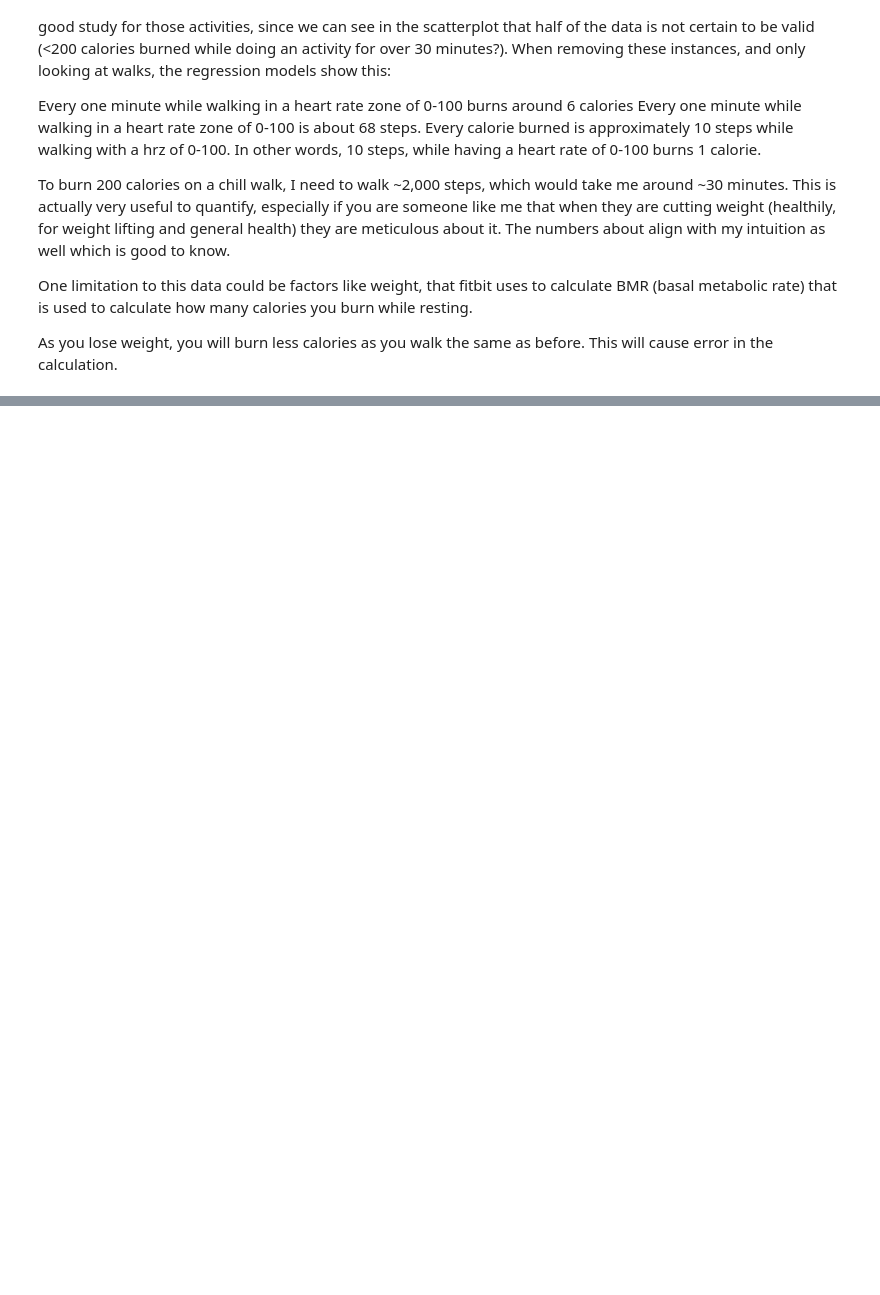
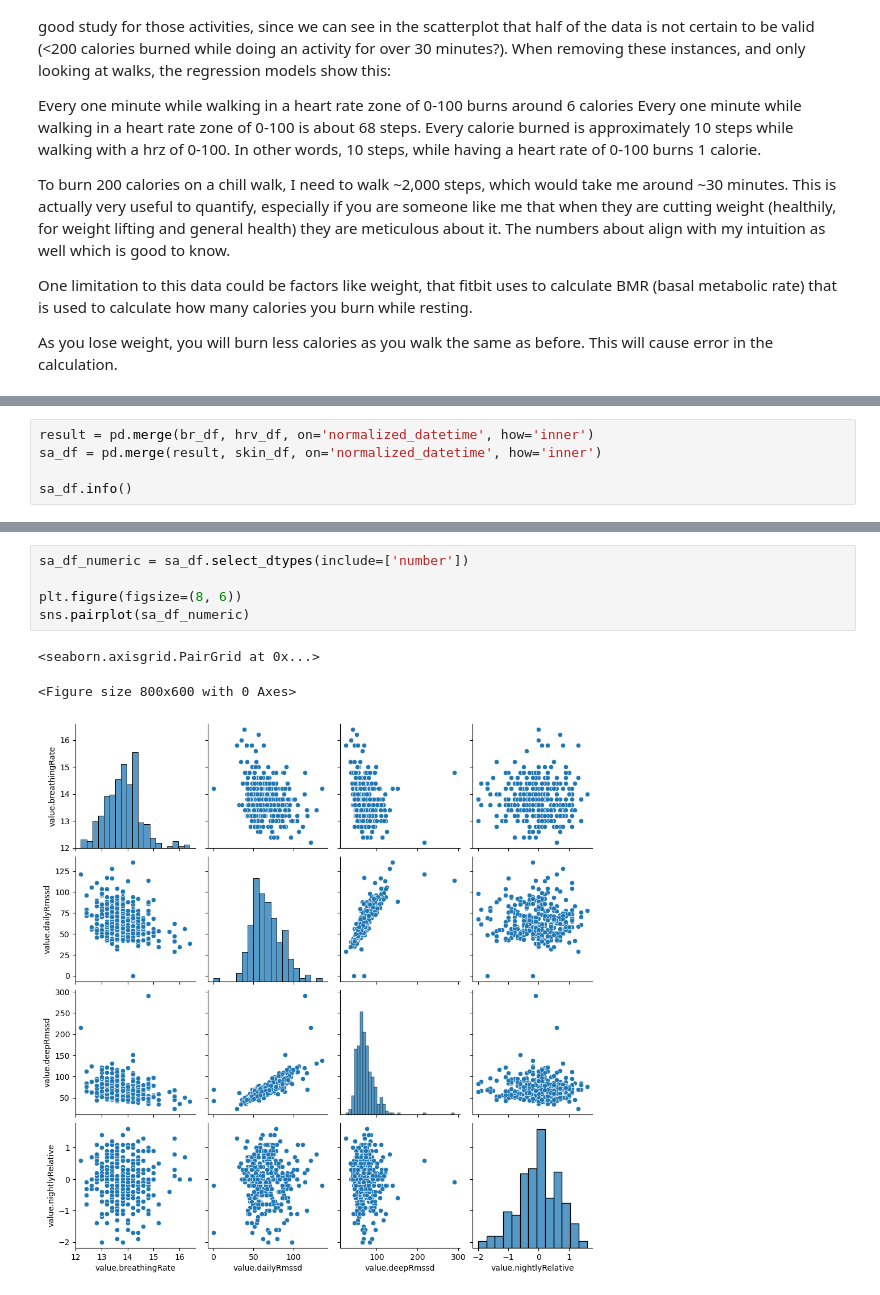
Before and after one commit to Saatvik1/Fishbit, a Jupyter notebook: notebooks/7.0-ss-secondaryEDA.ipynb, the cells around one changed output, grey strips where cells are left out. Cells and saved outputs as stored; diff of their text form; blank space fills up the shorter version.

```diff
--- a/notebooks/7.0-ss-secondaryEDA.ipynb
+++ b/notebooks/7.0-ss-secondaryEDA.ipynb
@@ -571,0 +617,5 @@ As you lose weight, you will burn less calories as you walk the same as before.
+# %%
+result = pd.merge(br_df, hrv_df, on='normalized_datetime', how='inner')
+sa_df = pd.merge(result, skin_df, on='normalized_datetime', how='inner')
+
+sa_df.info()
@@ -571,0 +638,9 @@ As you lose weight, you will burn less calories as you walk the same as before.
+# %%
+sa_df_numeric = sa_df.select_dtypes(include=['number'])
+
+plt.figure(figsize=(8, 6))
+sns.pairplot(sa_df_numeric)
+# %% [output]
+<seaborn.axisgrid.PairGrid at 0x...>
+<Figure size 800x600 with 0 Axes>
+[figure, added]
```
Also changed, not shown: parts of 18 cells of this notebook, 3 other files.
